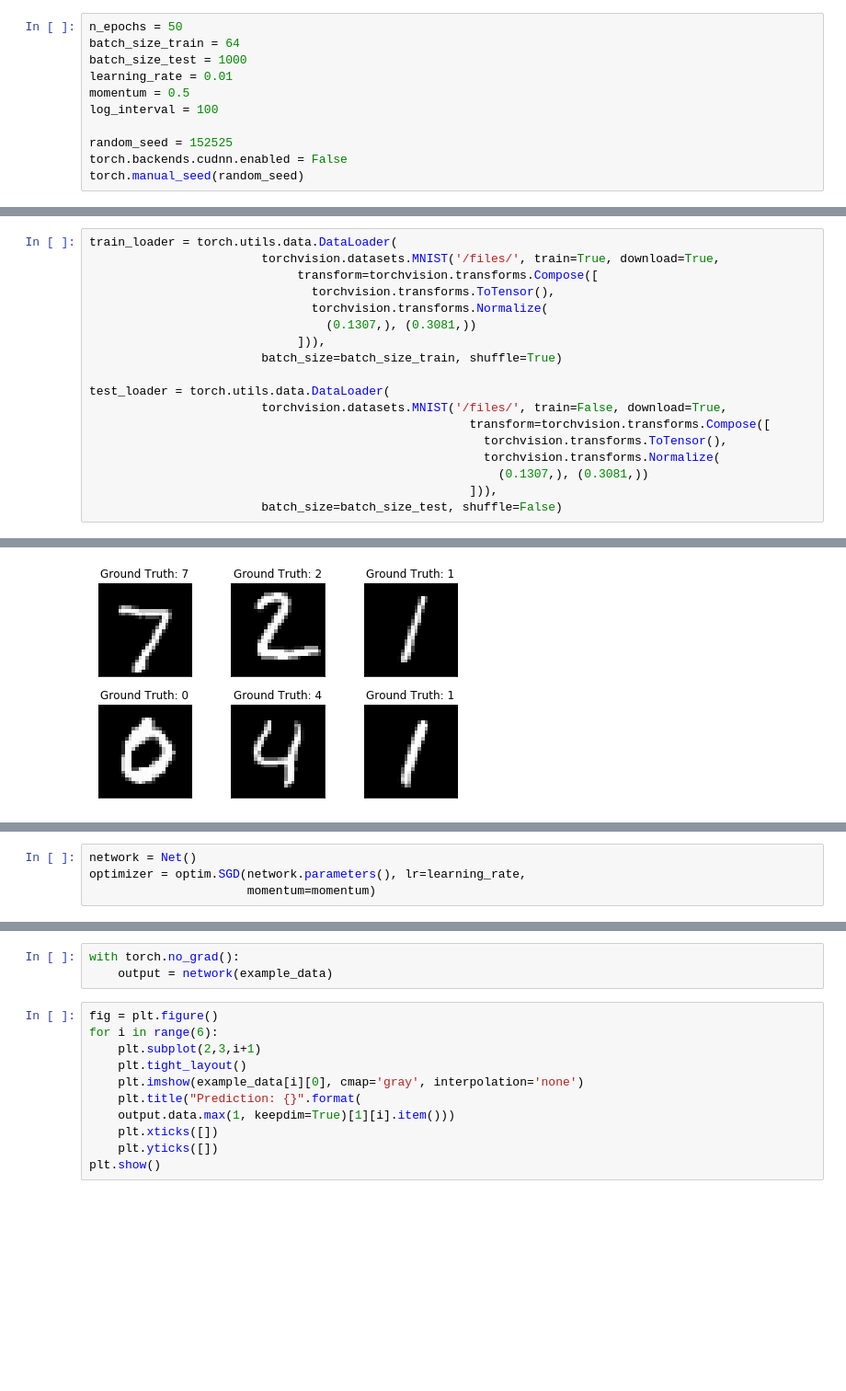
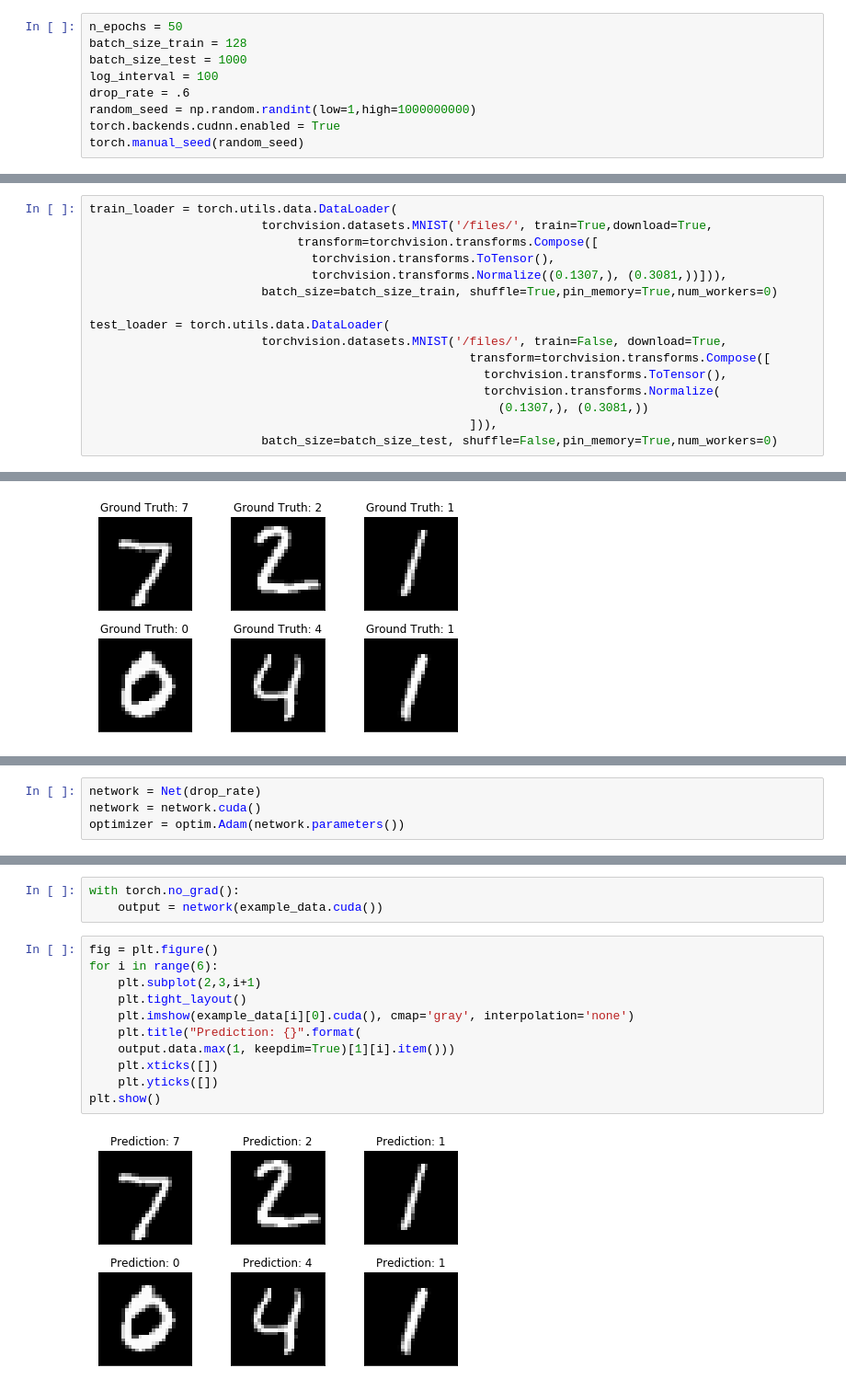
Before and after one commit to tRosenflanz/HybridDropoutPytorch, a Jupyter notebook: Baseline.ipynb, the cells around one changed output, grey strips where cells are left out. Shown at 92% size. Cells and saved outputs as stored; diff of their text form; blank space fills up the shorter version.

```diff
--- a/Baseline.ipynb
+++ b/Baseline.ipynb
@@ -10,25 +11,21 @@ import numpy as np
 # %%
 n_epochs = 50
-batch_size_train = 64
+batch_size_train = 128
 batch_size_test = 1000
-learning_rate = 0.01
-momentum = 0.5
 log_interval = 100
-
-random_seed = 152525
-torch.backends.cudnn.enabled = False
+drop_rate = .6
+random_seed = np.random.randint(low=1,high=1000000000)
+torch.backends.cudnn.enabled = True
 torch.manual_seed(random_seed)
 # %% [output]
 <torch._C.Generator at 0x...>
 # %%
 train_loader = torch.utils.data.DataLoader(
-                        torchvision.datasets.MNIST('/files/', train=True, download=True,
+                        torchvision.datasets.MNIST('/files/', train=True,download=True,
                              transform=torchvision.transforms.Compose([
                                torchvision.transforms.ToTensor(),
-                               torchvision.transforms.Normalize(
-                                 (0.1307,), (0.3081,))
-                             ])),
-                        batch_size=batch_size_train, shuffle=True)
+                               torchvision.transforms.Normalize((0.1307,), (0.3081,))])),
+                        batch_size=batch_size_train, shuffle=True,pin_memory=True,num_workers=0)
 
 test_loader = torch.utils.data.DataLoader(
                         torchvision.datasets.MNIST('/files/', train=False, download=True,
@@ -37,7 +34,7 @@ test_loader = torch.utils.data.DataLoader(
                                                        torchvision.transforms.Normalize(
                                                          (0.1307,), (0.3081,))
                                                      ])),
-                        batch_size=batch_size_test, shuffle=False)
+                        batch_size=batch_size_test, shuffle=False,pin_memory=True,num_workers=0)
 # %%
 examples = enumerate(test_loader)
 batch_idx, (example_data, example_targets) = next(examples)
@@ -82,6 +89,6 @@ class Net(nn.Module):
 # %%
-network = Net()
-optimizer = optim.SGD(network.parameters(), lr=learning_rate,
-                      momentum=momentum)
+network = Net(drop_rate)
+network = network.cuda()
+optimizer = optim.Adam(network.parameters())
 # %%
 train_losses = []
@@ -160,14 +189,16 @@ plt.show()
 # %%
 with torch.no_grad():
-    output = network(example_data)
+    output = network(example_data.cuda())
 # %%
 fig = plt.figure()
 for i in range(6):
     plt.subplot(2,3,i+1)
     plt.tight_layout()
-    plt.imshow(example_data[i][0], cmap='gray', interpolation='none')
+    plt.imshow(example_data[i][0].cuda(), cmap='gray', interpolation='none')
     plt.title("Prediction: {}".format(
     output.data.max(1, keepdim=True)[1][i].item()))
     plt.xticks([])
     plt.yticks([])
 plt.show()
+# %% [output]
+[figure, added]
```
Also changed, not shown: parts of 9 cells of this notebook, 3 other files.
